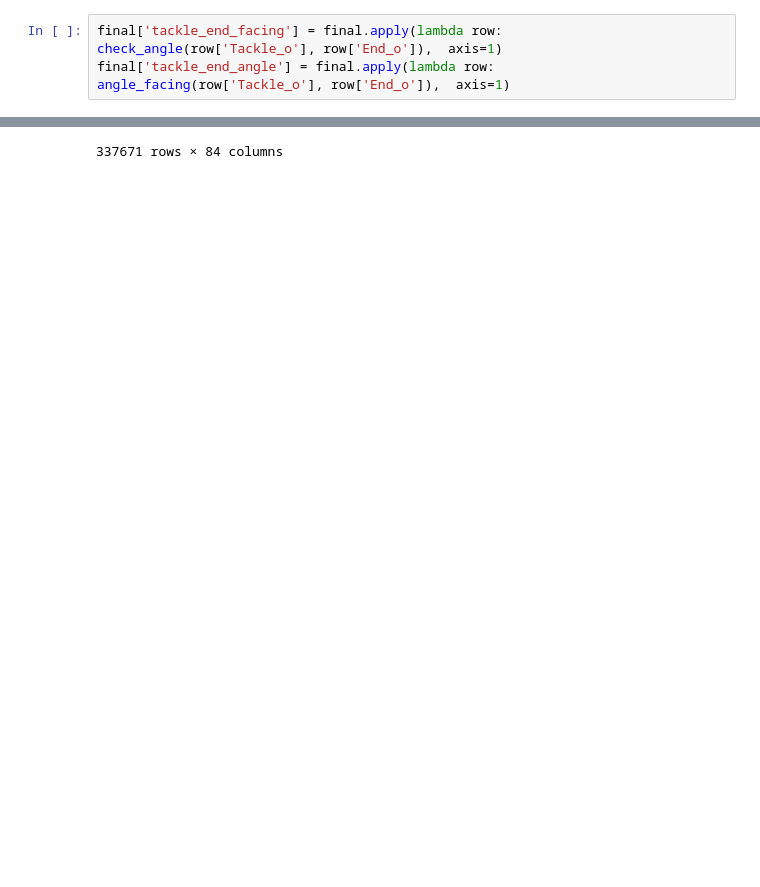
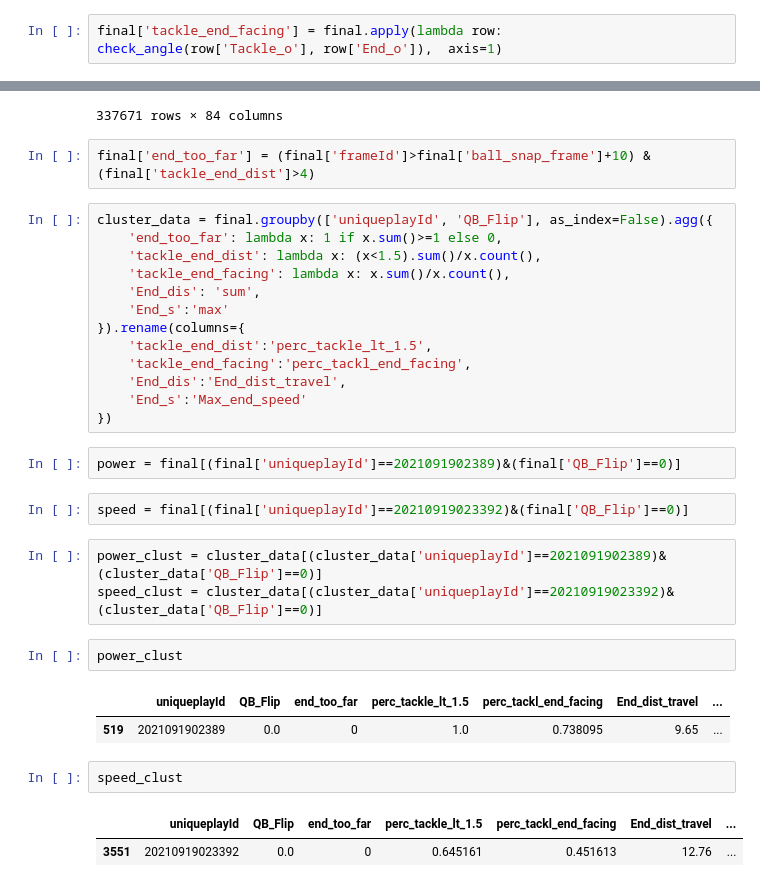
Before and after one commit to cnickol26/BigDataBowl2023, a Jupyter notebook: RushTypeModeling.ipynb, the cells around one changed output, grey strips where cells are left out. Cells and saved outputs as stored; diff of their text form; blank space fills up the shorter version.

Commit message:
Prepare data for clustering

```diff
--- a/RushTypeModeling.ipynb
+++ b/RushTypeModeling.ipynb
@@ -159,3 +155,2 @@ def angle_facing(x, y):
 # %%
 final['tackle_end_facing'] = final.apply(lambda row: check_angle(row['Tackle_o'], row['End_o']),  axis=1)
-final['tackle_end_angle'] = final.apply(lambda row: angle_facing(row['Tackle_o'], row['End_o']),  axis=1)
@@ -203,3 +170,35 @@ final
 | 168451 | 20211025003926 | 85.95 | 23.68 | 2021102500 | 3926 | 48 | 2021-10-26 03:14:09 | left | None | ... |
 | 168452 | 20211025003926 | 85.95 | 23.68 | 2021102500 | 3926 | 49 | 2021-10-26 03:14:09 | left | None | ... |
 337671 rows × 84 columns
+# %%
+final['end_too_far'] = (final['frameId']>final['ball_snap_frame']+10) &(final['tackle_end_dist']>4)
+# %%
+cluster_data = final.groupby(['uniqueplayId', 'QB_Flip'], as_index=False).agg({
+    'end_too_far': lambda x: 1 if x.sum()>=1 else 0,
+    'tackle_end_dist': lambda x: (x<1.5).sum()/x.count(),
+    'tackle_end_facing': lambda x: x.sum()/x.count(),
+    'End_dis': 'sum',
+    'End_s':'max'
+}).rename(columns={
+    'tackle_end_dist':'perc_tackle_lt_1.5',
+    'tackle_end_facing':'perc_tackl_end_facing',
+    'End_dis':'End_dist_travel',
+    'End_s':'Max_end_speed'
+})
+# %%
+power = final[(final['uniqueplayId']==2021091902389)&(final['QB_Flip']==0)]
+# %%
+speed = final[(final['uniqueplayId']==20210919023392)&(final['QB_Flip']==0)]
+# %%
+power_clust = cluster_data[(cluster_data['uniqueplayId']==2021091902389)&(cluster_data['QB_Flip']==0)]
+speed_clust = cluster_data[(cluster_data['uniqueplayId']==20210919023392)&(cluster_data['QB_Flip']==0)]
+# %%
+power_clust
+# %% [output]
+|  | uniqueplayId | QB_Flip | end_too_far | perc_tackle_lt_1.5 | perc_tackl_end_facing | End_dist_travel | ... |
+| 519 | 2021091902389 | 0.0 | 0 | 1.0 | 0.738095 | 9.65 | ... |
+# %%
+speed_clust
+# %% [output]
+|  | uniqueplayId | QB_Flip | end_too_far | perc_tackle_lt_1.5 | perc_tackl_end_facing | End_dist_travel | ... |
+| 3551 | 20210919023392 | 0.0 | 0 | 0.645161 | 0.451613 | 12.76 | ... |
```
Also changed, not shown: parts of 5 cells of this notebook.
